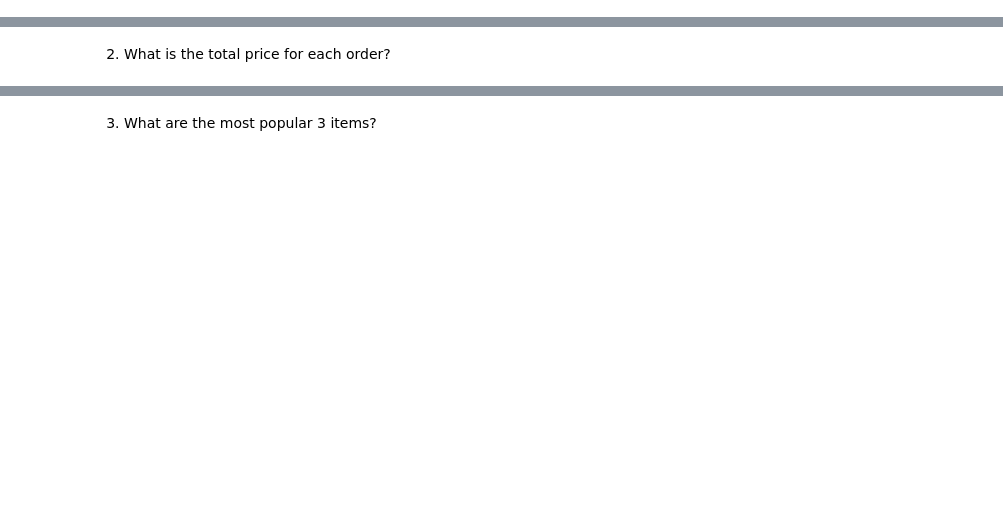
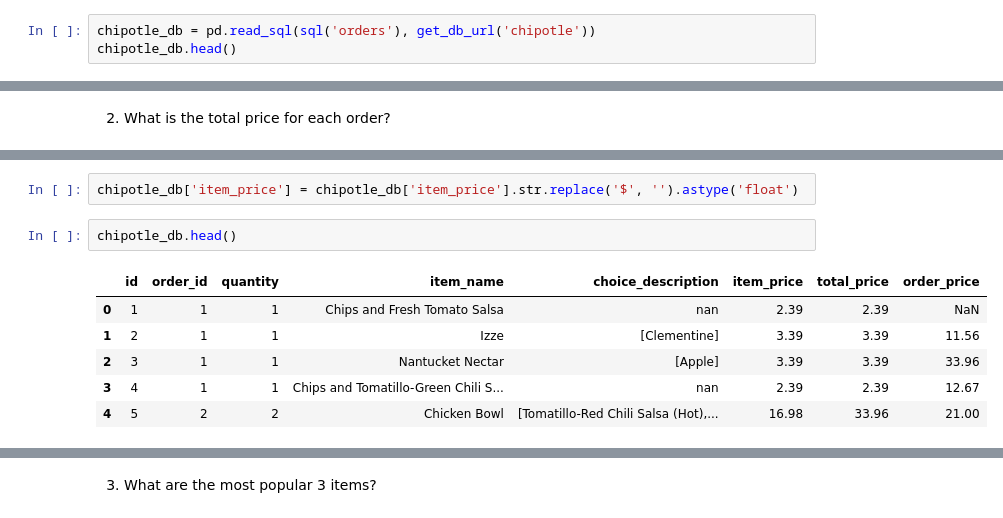
Before and after one commit to QMCBT-JustinEvans/numpy-pandas-visualization-exercises, a Jupyter notebook: advanced_dataframes.ipynb, the cells around one changed output, grey strips where cells are left out. Cells and saved outputs as stored; diff of their text form; blank space fills up the shorter version.

```diff
--- a/advanced_dataframes.ipynb
+++ b/advanced_dataframes.ipynb
@@ -538,3 +638,6 @@ mpg
 ### Exercises III
 
 1. Use your get_db_url function to help you explore the data from the chipotle database.
+# %%
+chipotle_db = pd.read_sql(sql('orders'), get_db_url('chipotle'))
+chipotle_db.head()
@@ -542,0 +665,11 @@ mpg
+# %%
+chipotle_db['item_price'] = chipotle_db['item_price'].str.replace('$', '').astype('float')
+# %%
+chipotle_db.head()
+# %% [output]
+|  | id | order_id | quantity | item_name | choice_description | item_price | total_price | order_price |
+| 0 | 1 | 1 | 1 | Chips and Fresh Tomato Salsa | nan | 2.39 | 2.39 | NaN |
+| 1 | 2 | 1 | 1 | Izze | [Clementine] | 3.39 | 3.39 | 11.56 |
+| 2 | 3 | 1 | 1 | Nantucket Nectar | [Apple] | 3.39 | 3.39 | 33.96 |
+| 3 | 4 | 1 | 1 | Chips and Tomatillo-Green Chili S... | nan | 2.39 | 2.39 | 12.67 |
+| 4 | 5 | 2 | 2 | Chicken Bowl | [Tomatillo-Red Chili Salsa (Hot),... | 16.98 | 33.96 | 21.00 |
```
Also changed, not shown: parts of 29 cells of this notebook.
